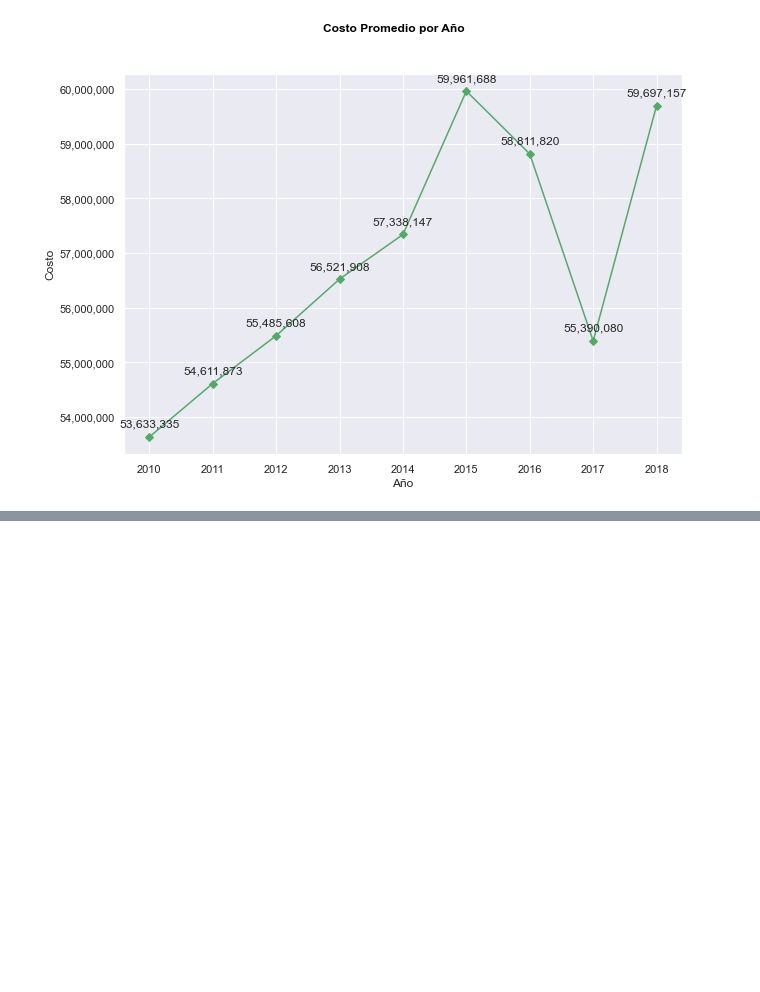
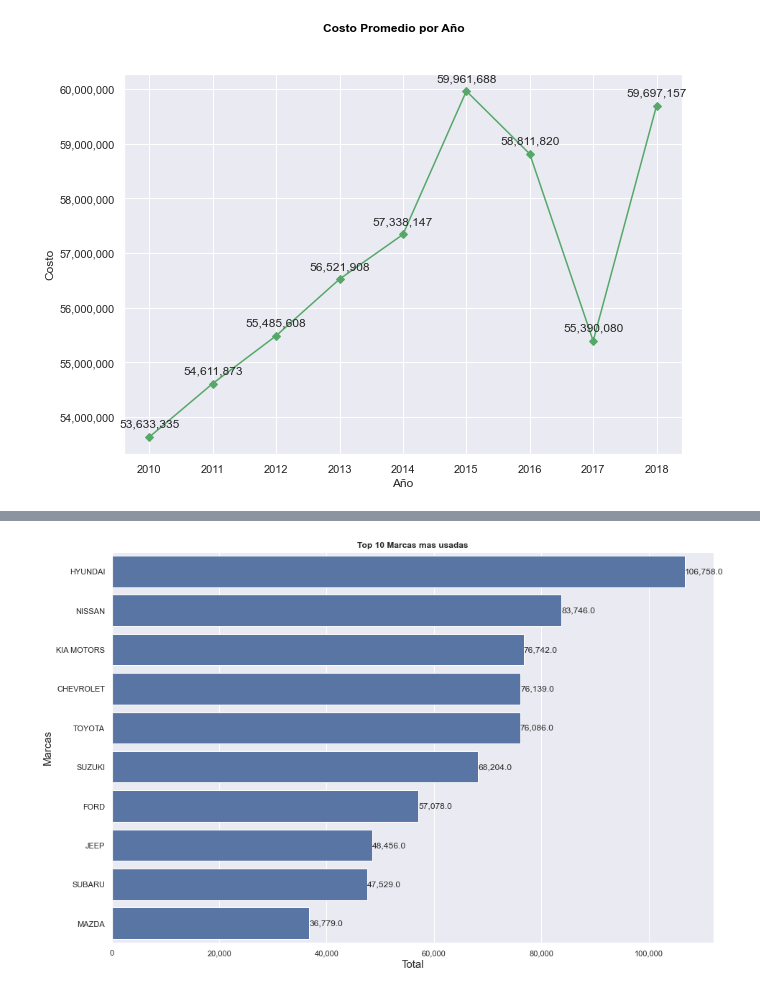
Before and after one commit to rikardoroa/Python-Basico-y-Avanzado, a Jupyter notebook: Matplotlib Avanzado/Derco_Test.ipynb, the cells around one changed output, grey strips where cells are left out. Saved outputs shown, nothing was run; the diff lists cells and outputs as text; code cells hidden in the pictures; blank space fills up the shorter version.

```diff
--- a/Matplotlib Avanzado/Derco_Test.ipynb
+++ b/Matplotlib Avanzado/Derco_Test.ipynb
@@ -387,0 +519,4 @@ data_read.max_sales_per_vehicle_year()
+# %%
+data_read.most_common_brand()
+# %% [output]
+[figure, added]
```
Also changed, not shown: parts of 7 cells of this notebook.
